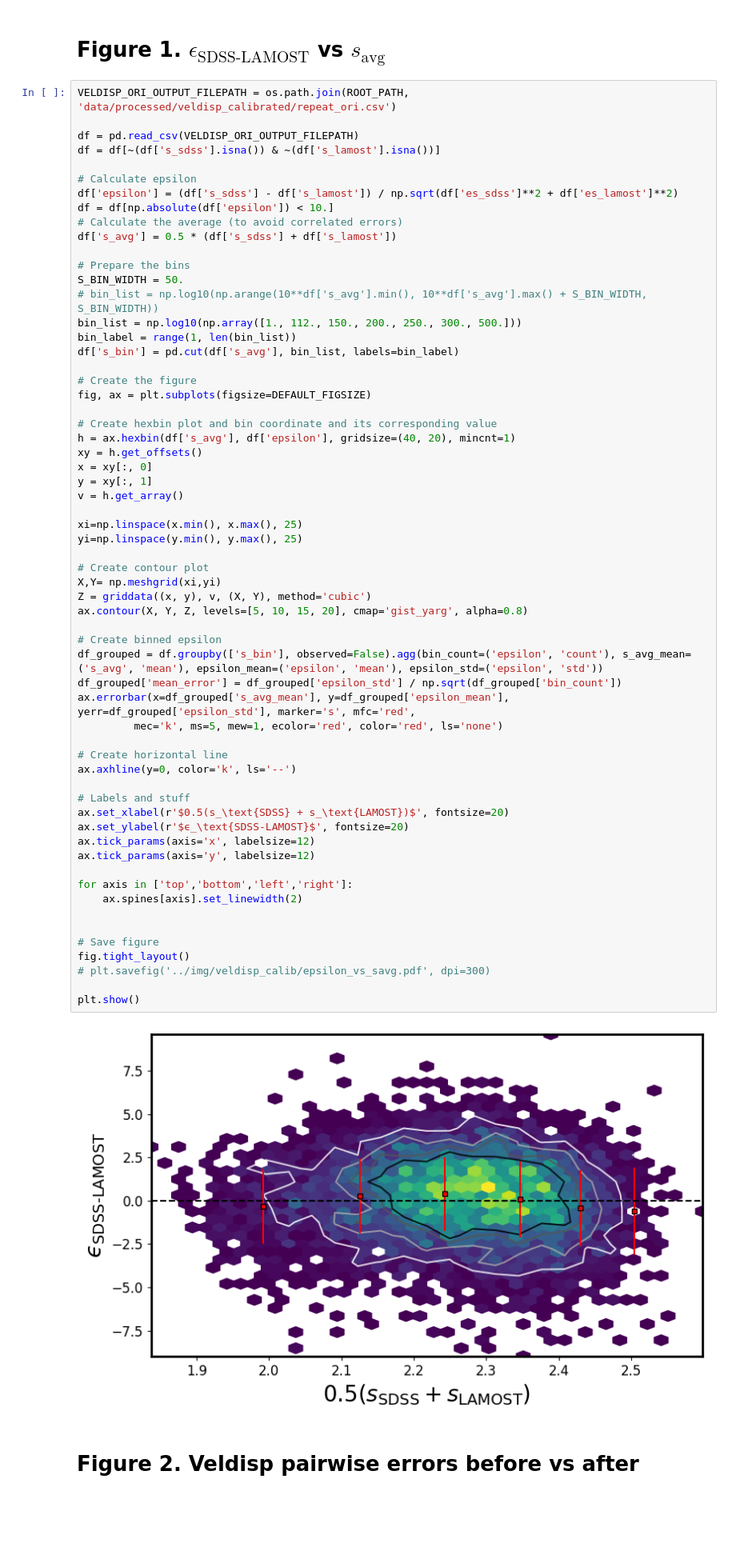
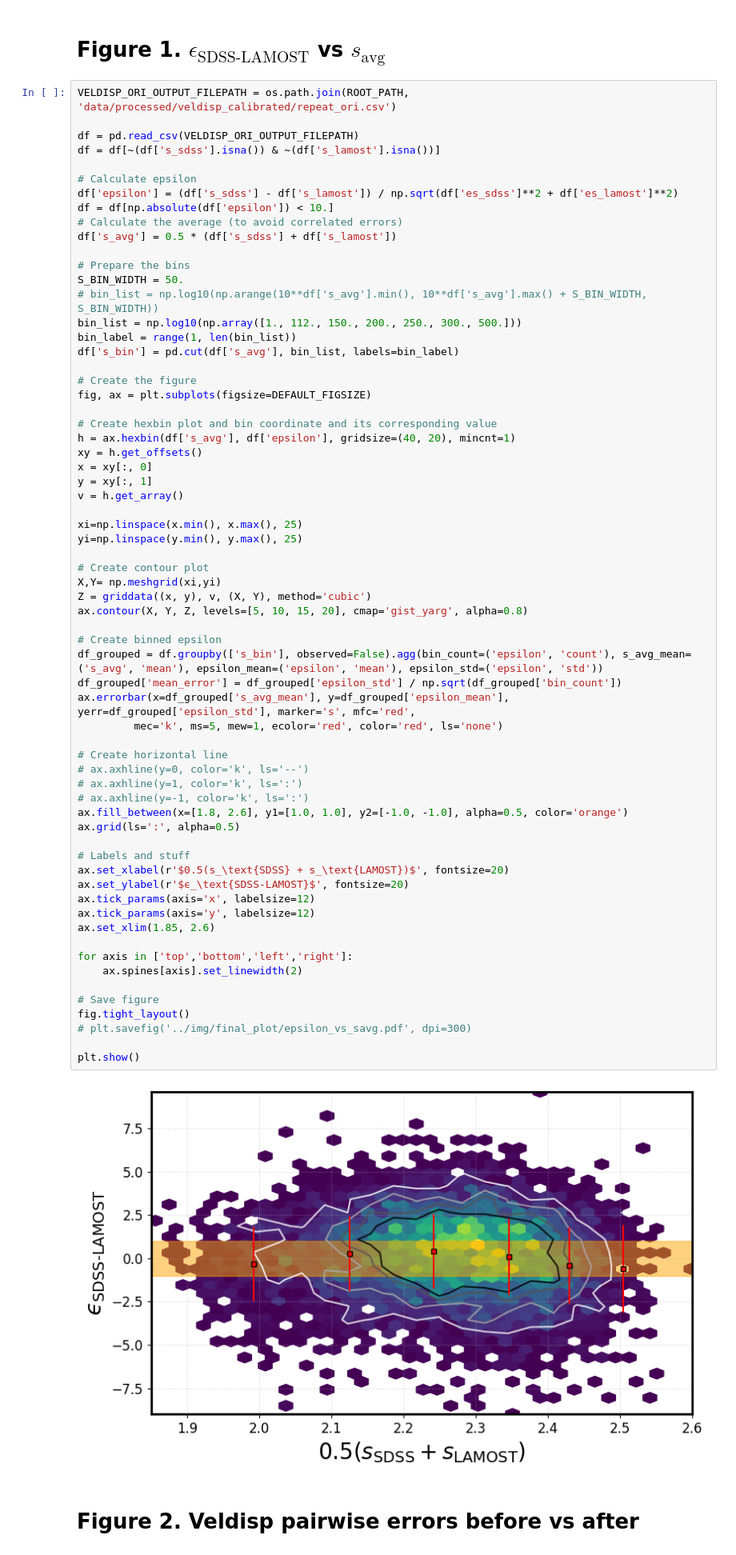
Before and after one commit to mrafifrbbn/thesis-research-2.0, a Jupyter notebook: notebooks/plots.ipynb, the cells around one changed output. Shown at 80% size. Drawn from its saved outputs; the diff is of its cells as text; blank space fills up the shorter version.

```diff
--- a/notebooks/plots.ipynb
+++ b/notebooks/plots.ipynb
@@ -84,37 +83,41 @@ v = h.get_array()
 xi=np.linspace(x.min(), x.max(), 25)
 yi=np.linspace(y.min(), y.max(), 25)
 
 # Create contour plot
 X,Y= np.meshgrid(xi,yi)
 Z = griddata((x, y), v, (X, Y), method='cubic')
 ax.contour(X, Y, Z, levels=[5, 10, 15, 20], cmap='gist_yarg', alpha=0.8)
 
 # Create binned epsilon
 df_grouped = df.groupby(['s_bin'], observed=False).agg(bin_count=('epsilon', 'count'), s_avg_mean=('s_avg', 'mean'), epsilon_mean=('epsilon', 'mean'), epsilon_std=('epsilon', 'std'))
 df_grouped['mean_error'] = df_grouped['epsilon_std'] / np.sqrt(df_grouped['bin_count'])
 ax.errorbar(x=df_grouped['s_avg_mean'], y=df_grouped['epsilon_mean'], yerr=df_grouped['epsilon_std'], marker='s', mfc='red',
          mec='k', ms=5, mew=1, ecolor='red', color='red', ls='none')
 
 # Create horizontal line
-ax.axhline(y=0, color='k', ls='--')
+# ax.axhline(y=0, color='k', ls='--')
+# ax.axhline(y=1, color='k', ls=':')
+# ax.axhline(y=-1, color='k', ls=':')
+ax.fill_between(x=[1.8, 2.6], y1=[1.0, 1.0], y2=[-1.0, -1.0], alpha=0.5, color='orange')
+ax.grid(ls=':', alpha=0.5)
 
 # Labels and stuff
 ax.set_xlabel(r'$0.5(s_\text{SDSS} + s_\text{LAMOST})$', fontsize=20)
 ax.set_ylabel(r'$ϵ_\text{SDSS-LAMOST}$', fontsize=20)
 ax.tick_params(axis='x', labelsize=12)
 ax.tick_params(axis='y', labelsize=12)
+ax.set_xlim(1.85, 2.6)
 
 for axis in ['top','bottom','left','right']:
     ax.spines[axis].set_linewidth(2)
 
-
 # Save figure
 fig.tight_layout()
-# plt.savefig('../img/veldisp_calib/epsilon_vs_savg.pdf', dpi=300)
+# plt.savefig('../img/final_plot/epsilon_vs_savg.pdf', dpi=300)
 
 plt.show()
 # %% [output]
-[figure, old version]
+[figure, new version]
 # %% [markdown]
 # Figure 2. Veldisp pairwise errors before vs after
 # %%
```
Also changed, not shown: parts of 3 cells of this notebook, 4 other files.
